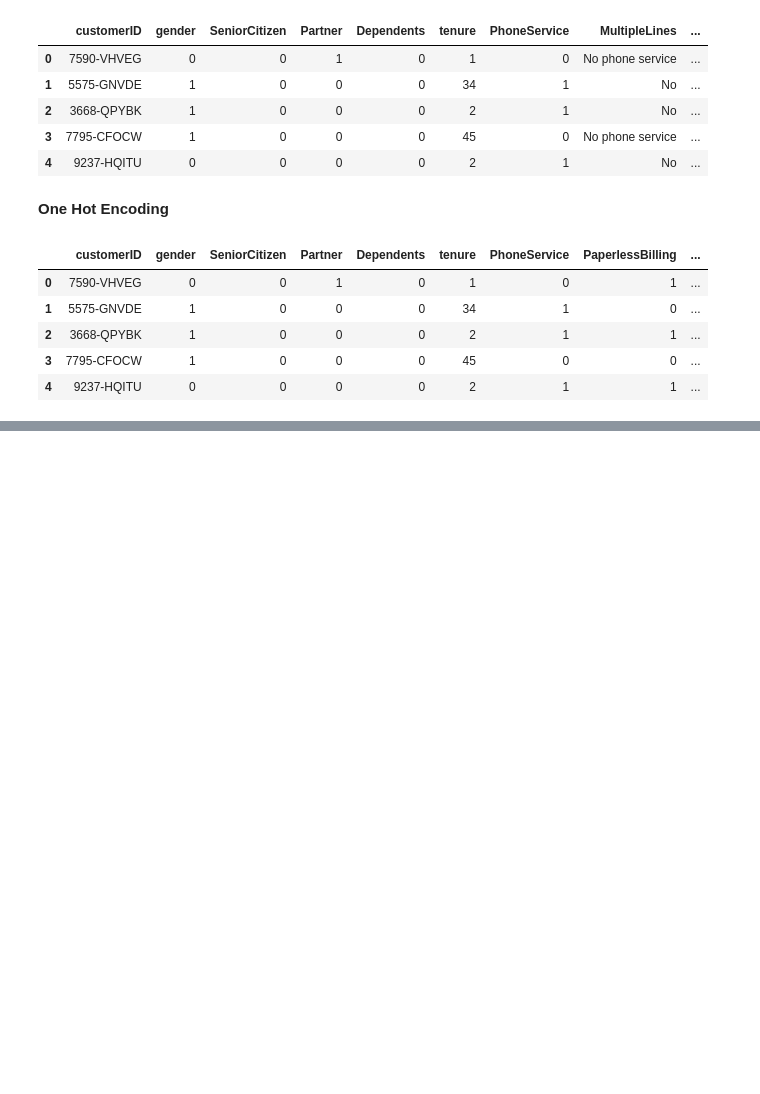
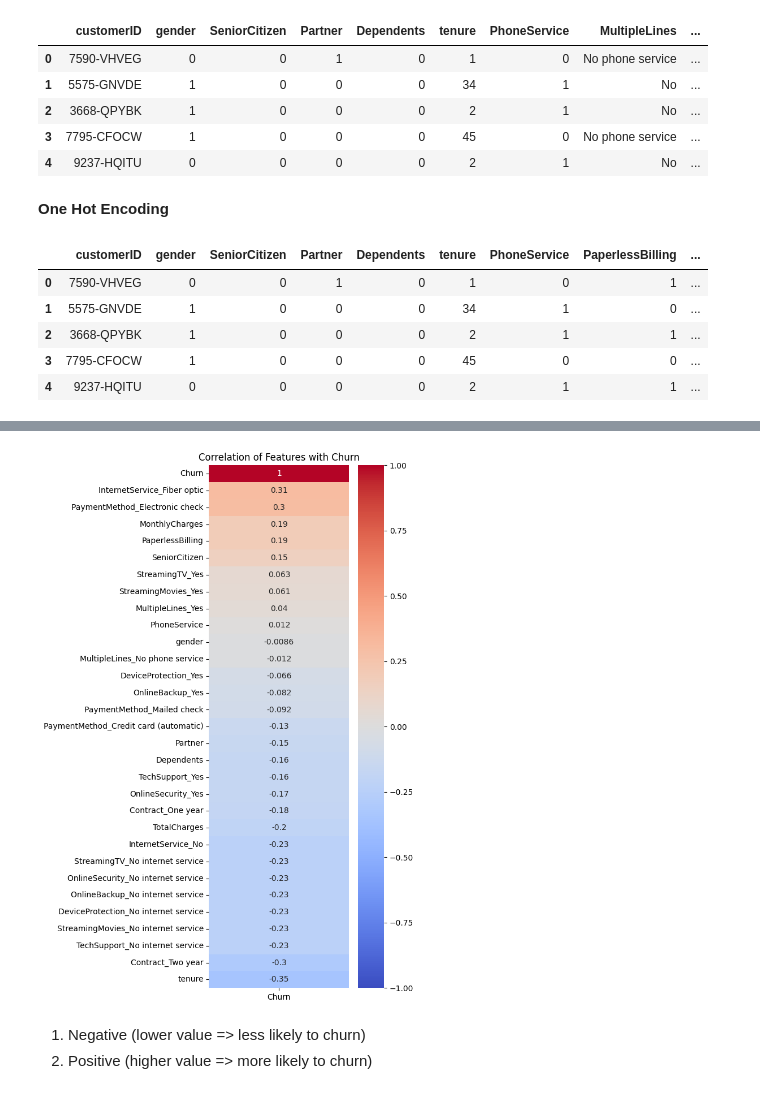
Before and after one commit to abhijith-vk/Customer_Churn_Predictor_WebApp, a Jupyter notebook: notebooks/EDA.ipynb, the cells around one changed output, grey strips where cells are left out. Drawn from its saved outputs; the diff is of its cells as text; code cells hidden in the pictures; blank space fills up the shorter version.

```diff
--- a/notebooks/EDA.ipynb
+++ b/notebooks/EDA.ipynb
@@ -107,0 +110,7 @@ df1.head()
+# %%
+df1['TotalCharges'] = pd.to_numeric(df1['TotalCharges'], errors='coerce')
+# %%
+df1 = df1.drop('customerID', axis=1)
+# %%
+bool_cols = df1.select_dtypes(include='bool').columns
+df1[bool_cols] = df1[bool_cols].astype(int)
@@ -107,0 +159,13 @@ df1.head()
+# %%
+corr_matrix = df1.corr(numeric_only=True)
+churn_corr = corr_matrix[['Churn']].sort_values(by='Churn',ascending=False)
+
+plt.figure(figsize=(4, 12))
+sns.heatmap(churn_corr, annot=True, cmap='coolwarm', vmin=-1, vmax=1)
+plt.title('Correlation of Features with Churn')
+plt.show()
+# %% [output]
+[figure, added]
+# %% [markdown]
+1. Negative (lower value => less likely to churn)
+2. Positive (higher value => more likely to churn)
```
Also changed, not shown: parts of 3 cells of this notebook.
